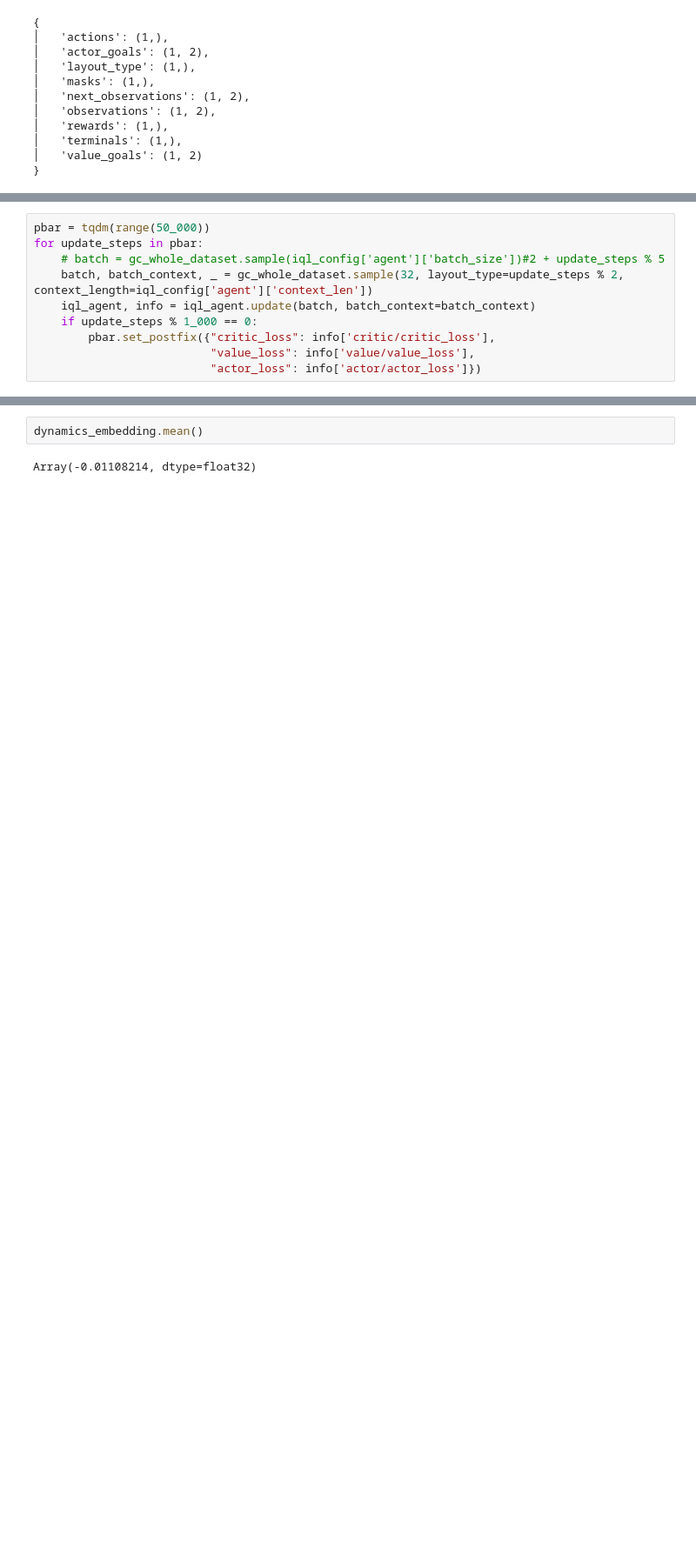
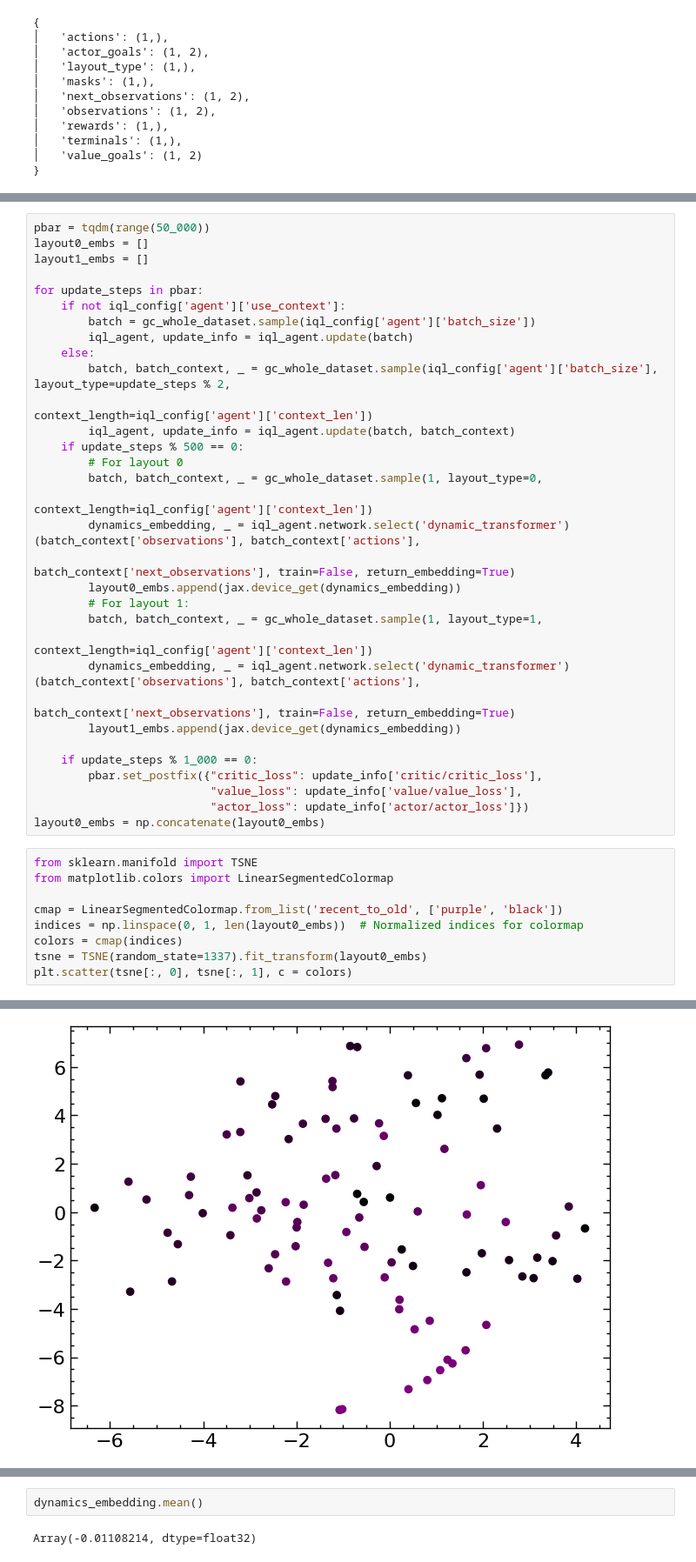
Before and after one commit to skylooop/BeliefConditionedFB, a Jupyter notebook: notebooks/in_context_gciql.ipynb, the cells around one changed output, grey strips where cells are left out. Shown at 87% size. Saved outputs shown, nothing was run; the diff lists cells and outputs as text; blank space fills up the shorter version.

```diff
--- a/notebooks/in_context_gciql.ipynb
+++ b/notebooks/in_context_gciql.ipynb
@@ -162,10 +166,42 @@ iql_agent.update(batch, batch_context)
 # %%
 pbar = tqdm(range(50_000))
+layout0_embs = []
+layout1_embs = []
+
 for update_steps in pbar:
-    # batch = gc_whole_dataset.sample(iql_config['agent']['batch_size'])#2 + update_steps % 5
-    batch, batch_context, _ = gc_whole_dataset.sample(32, layout_type=update_steps % 2, context_length=iql_config['agent']['context_len'])
-    iql_agent, info = iql_agent.update(batch, batch_context=batch_context)
+    if not iql_config['agent']['use_context']:
+        batch = gc_whole_dataset.sample(iql_config['agent']['batch_size'])
+        iql_agent, update_info = iql_agent.update(batch)
+    else:
+        batch, batch_context, _ = gc_whole_dataset.sample(iql_config['agent']['batch_size'], layout_type=update_steps % 2,
+                                                            context_length=iql_config['agent']['context_len'])
+        iql_agent, update_info = iql_agent.update(batch, batch_context)
+    if update_steps % 500 == 0:
+        # For layout 0
+        batch, batch_context, _ = gc_whole_dataset.sample(1, layout_type=0,
+                                                            context_length=iql_config['agent']['context_len'])
+        dynamics_embedding, _ = iql_agent.network.select('dynamic_transformer')(batch_context['observations'], batch_context['actions'],
+                                                                                batch_context['next_observations'], train=False, return_embedding=True)
+        layout0_embs.append(jax.device_get(dynamics_embedding))
+        # For layout 1:
+        batch, batch_context, _ = gc_whole_dataset.sample(1, layout_type=1,
+                                                            context_length=iql_config['agent']['context_len'])
+        dynamics_embedding, _ = iql_agent.network.select('dynamic_transformer')(batch_context['observations'], batch_context['actions'],
+                                                                                batch_context['next_observations'], train=False, return_embedding=True)
+        layout1_embs.append(jax.device_get(dynamics_embedding))
+
     if update_steps % 1_000 == 0:
-        pbar.set_postfix({"critic_loss": info['critic/critic_loss'],
-                          "value_loss": info['value/value_loss'],
-                          "actor_loss": info['actor/actor_loss']})
+        pbar.set_postfix({"critic_loss": update_info['critic/critic_loss'],
+                          "value_loss": update_info['value/value_loss'],
+                          "actor_loss": update_info['actor/actor_loss']})
+layout0_embs = np.concatenate(layout0_embs)
+# %%
+from sklearn.manifold import TSNE
+from matplotlib.colors import LinearSegmentedColormap
+
+cmap = LinearSegmentedColormap.from_list('recent_to_old', ['purple', 'black'])
+indices = np.linspace(0, 1, len(layout0_embs))  # Normalized indices for colormap
+colors = cmap(indices)
+tsne = TSNE(random_state=1337).fit_transform(layout0_embs)
+plt.scatter(tsne[:, 0], tsne[:, 1], c = colors)
+# %% [output]
@@ -171,0 +209 @@ for update_steps in pbar:
+[figure, added]
```
Also changed, not shown: parts of 11 cells of this notebook, 3 other files.
